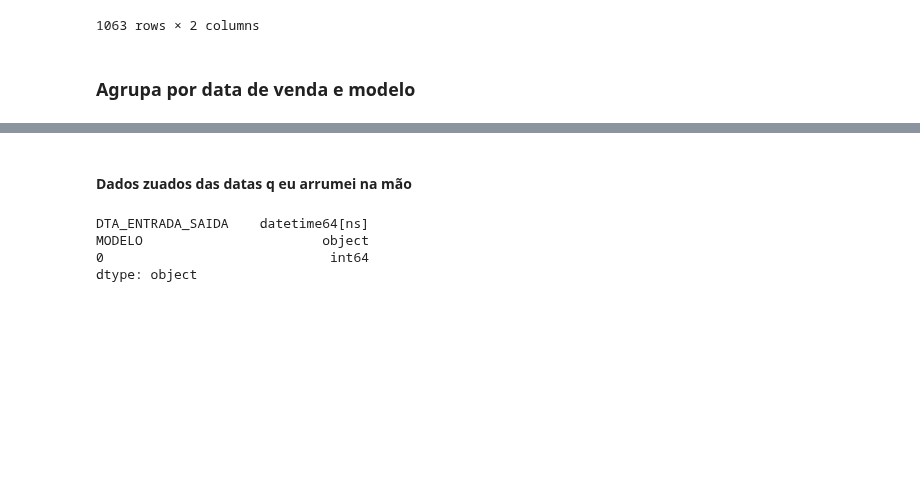
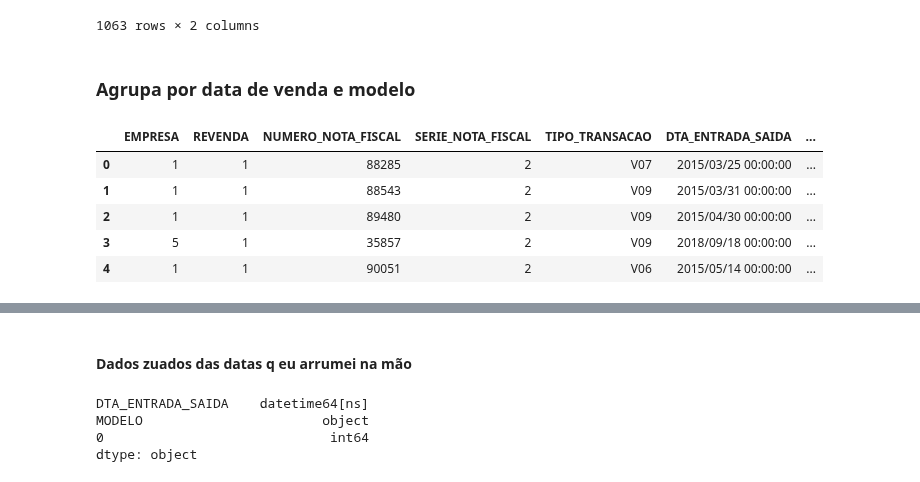
Before and after one commit to equipepontozip/sonic-the-movie, a Jupyter notebook: exploratoria/exploratoria-vendas.ipynb, the cells around one changed output, grey strips where cells are left out. Cells and saved outputs as stored; diff of their text form; code cells hidden in the pictures; blank space fills up the shorter version.

```diff
--- a/exploratoria/exploratoria-vendas.ipynb
+++ b/exploratoria/exploratoria-vendas.ipynb
@@ -190,4 +190,18 @@ count_sales
 1063 rows × 2 columns
 # %% [markdown]
 ### Agrupa por data de venda e modelo
+# %%
+df_vendas['DTA_ENTRADA_SAIDA'] = df_vendas['DTA_ENTRADA_SAIDA'].str.replace(".000","")
+df_vendas['DTA_ENTRADA_SAIDA'] = df_vendas['DTA_ENTRADA_SAIDA'].str.replace("2501","2015")
+df_vendas['DTA_ENTRADA_SAIDA'] = df_vendas['DTA_ENTRADA_SAIDA'].str.replace("2201","2015")
+df_vendas['DTA_ENTRADA_SAIDA'] = df_vendas['DTA_ENTRADA_SAIDA'].str.replace("0018/02/05","2018/02/05")
+df_vendas['date'] = pd.to_datetime(df_vendas['DTA_ENTRADA_SAIDA'])
+df_vendas.head()
+# %% [output]
+|  | EMPRESA | REVENDA | NUMERO_NOTA_FISCAL | SERIE_NOTA_FISCAL | TIPO_TRANSACAO | DTA_ENTRADA_SAIDA | ... |
+| 0 | 1 | 1 | 88285 | 2 | V07 | 2015/03/25 00:00:00 | ... |
+| 1 | 1 | 1 | 88543 | 2 | V09 | 2015/03/31 00:00:00 | ... |
+| 2 | 1 | 1 | 89480 | 2 | V09 | 2015/04/30 00:00:00 | ... |
+| 3 | 5 | 1 | 35857 | 2 | V09 | 2018/09/18 00:00:00 | ... |
+| 4 | 1 | 1 | 90051 | 2 | V06 | 2015/05/14 00:00:00 | ... |
 # %%
```
Also changed, not shown: parts of 9 cells of this notebook.
